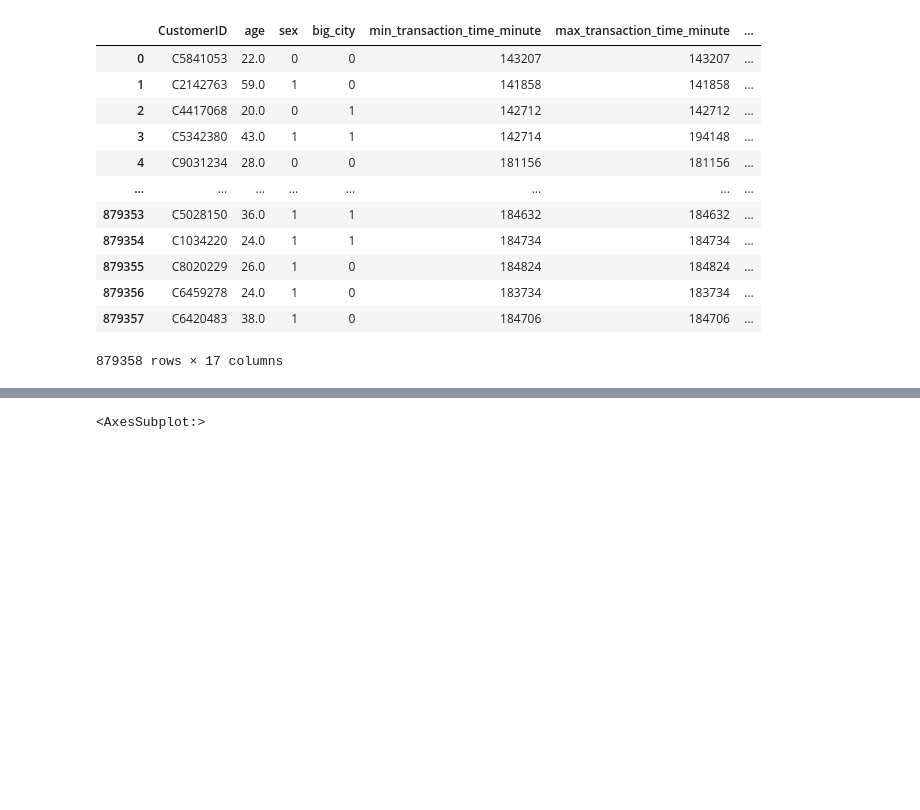
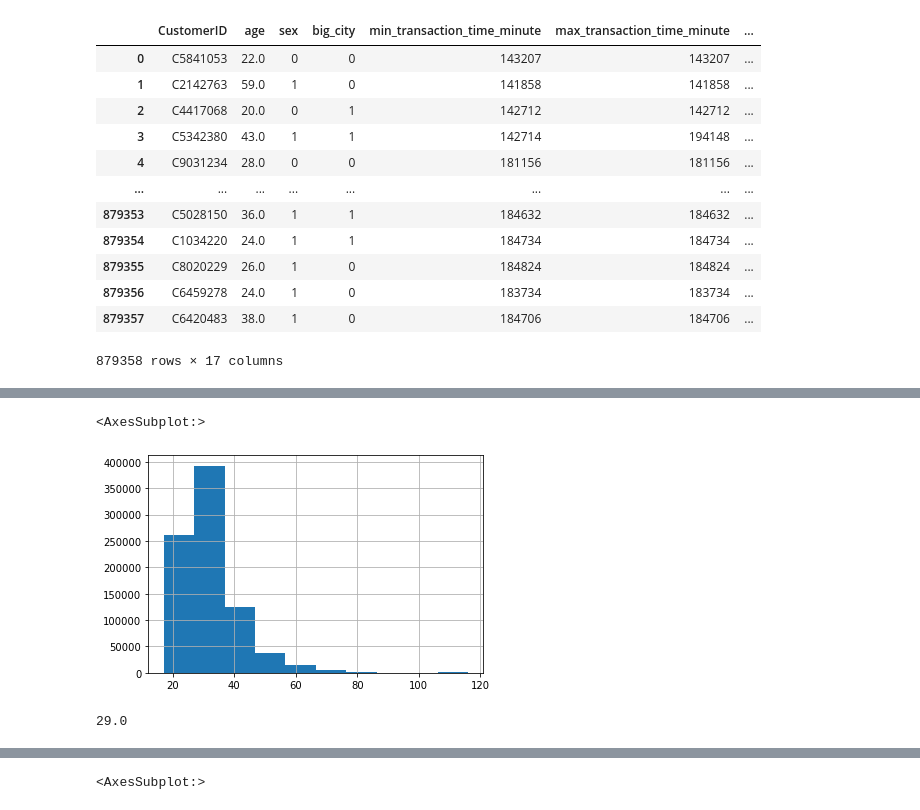
Before and after one commit to peerapat-t/Banking-customer-segmentation, a Jupyter notebook: banking customer segmentation model.ipynb, the cells around one changed output, grey strips where cells are left out. Drawn from its saved outputs; the diff is of its cells as text; code cells hidden in the pictures; blank space fills up the shorter version.

```diff
--- a/banking customer segmentation model.ipynb
+++ b/banking customer segmentation model.ipynb
@@ -247,7 +243,7 @@ customers_big_city_df
 customers_txn_time_df = df.groupby('CustomerID')['TransactionTime'].agg([
     ('min_transaction_time_minute', 'min'),
     ('max_transaction_time_minute', 'max'),
-    ('med_transaction_time_minute', np.median),
+    ('med_transaction_time_minute', 'median'),
     ('avg_transaction_time_minute', 'mean')
 ]).reset_index()
 # %%
@@ -272,7 +268,7 @@ customers_txn_time_df
 customers_ticket_size_df = df.groupby('CustomerID')['TransactionAmount (INR)'].agg([
     ('min_transaction_amount', 'min'),
     ('max_transaction_amount', 'max'),
-    ('med_transaction_amount', np.median),
+    ('med_transaction_amount', 'median'),
     ('avg_transaction_amount', 'mean')
 ]).reset_index()
 # %%
@@ -297,7 +293,7 @@ customers_ticket_size_df
 customers_balance_df = df.groupby('CustomerID')['CustAccountBalance'].agg([
     ('min_balance_amount', 'min'),
     ('max_balance_amount', 'max'),
-    ('med_balance_amount', np.median),
+    ('med_balance_amount', 'median'),
     ('avg_balance_amount', 'mean')
 ]).reset_index()
 # %%
@@ -386,0 +363,2 @@ memory usage: 120.8+ MB
+# %%
+df = df_transformed.copy()
@@ -390,0 +390,5 @@ mean_age = df_transformed['age'].mean()
+# %%
+df['age'].hist()
+# %% [output]
+<AxesSubplot:>
+[figure, added]
@@ -391 +397,5 @@ mean_age = df_transformed['age'].mean()
+# %%
+median_age
+# %% [output]
+29.0
 # %%
```
Also changed, not shown: parts of 68 cells of this notebook, 1 other file.
